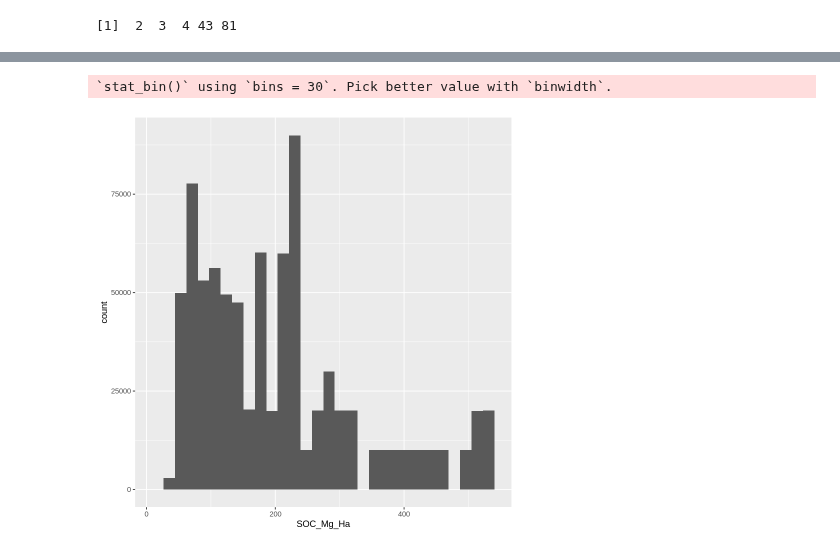
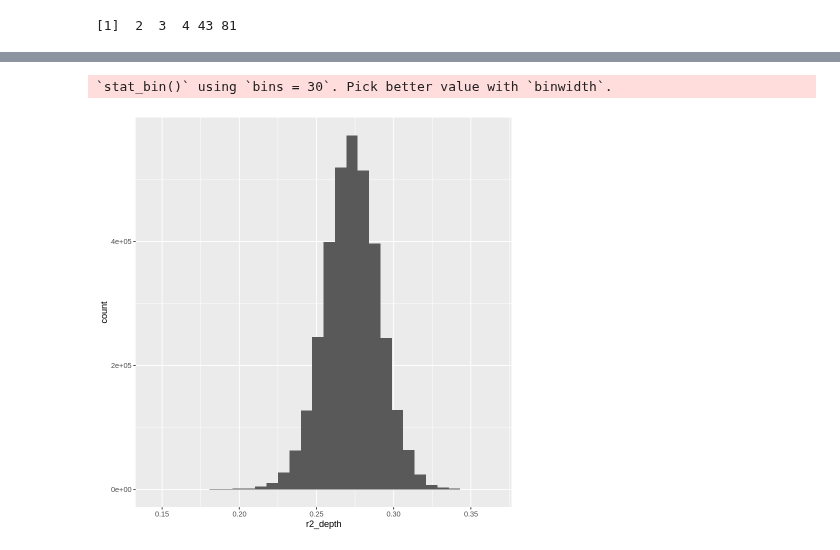
Before and after one commit to seismosmsr/hawaii_soils, a Jupyter notebook: Hawaii_Soils_Analysis.ipynb, the cells around one changed output, grey strips where cells are left out. Drawn from its saved outputs; the diff is of its cells as text; code cells hidden in the pictures.

```diff
--- a/Hawaii_Soils_Analysis.ipynb
+++ b/Hawaii_Soils_Analysis.ipynb
@@ -153,7 +186,7 @@ print(sim_dt$sim_id %>% unique %>% length)
 # %% [output]
 [1] 10000
 # %%
-sim_dt <-list(sim_1_dt ) %>% rbindlist()
+sim_dt <-list(sim_1_dt , sim_2_dt, sim_3_dt ) %>% rbindlist()
 # %%
 sim_1_dt <- NULL
 sim_2_dt <- NULL
@@ -246,3 +265,10 @@ sim_c_no_depth_dt %>% nrow()
 # sim_c_no_depth_dt
 # %%
 sim_c_sum_dt <- merge(sim_c_no_depth_dt,sim_no_depth_dt,match = c('PLOT','sim_dt'))
+# %%
+ geom_dt <- sim_c_sum_dt[,list(geom=unique(geom) ),by=id] %>% st_as_sf() %>% st_set_crs(4326)
+ poly_int <- st_intersects(geom_dt,big_polys_dt %>% st_as_sf %>% st_buffer(0) %>% st_transform(4326))
+# %%
+geom_dt$big_poly_id <- poly_int %>% lapply(function(x){big_polys_dt$id[x[1]]}) %>% unlist
+# %%
+sim_c_sum_dt$big_poly_id <-  geom_dt$big_poly_id[match(sim_c_sum_dt$id,geom_dt$id)]
@@ -272,10 +317,14 @@ c[,list(Stock_SOC_Mg_Ha = mean(SOC_Mg_Ha %>% as.numeric)),by = PLOT] %>%
 # %%
-sim_c_sum_dt[rmse_p<.2] %>%
-  ggplot(aes(x=SOC_Mg_Ha))+
+sim_c_sum_dt %>%
+  ggplot(aes(x=r2_depth))+
   geom_histogram()
+
+# sim_c_sum_dt[rmse_p<.01] %>%
+#   ggplot(aes(x=r2_plot))+
+#   geom_histogram()
 # %% [output]
 `stat_bin()` using `bins = 30`. Pick better value with `binwidth`.
-[figure, old version]
+[figure, new version]
 # %%
 # 175,250,325,475
 # %%
```
Also changed, not shown: parts of 35 cells of this notebook.
